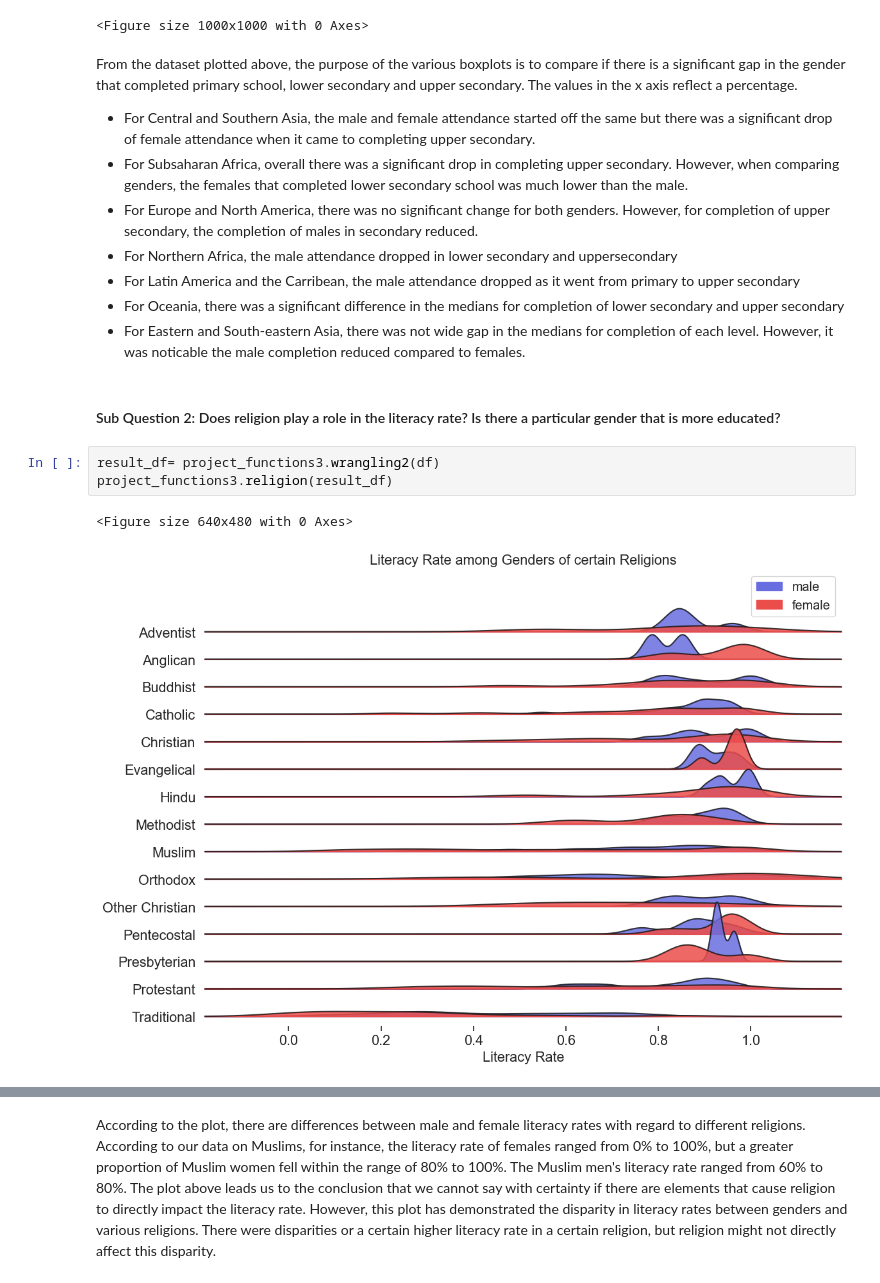
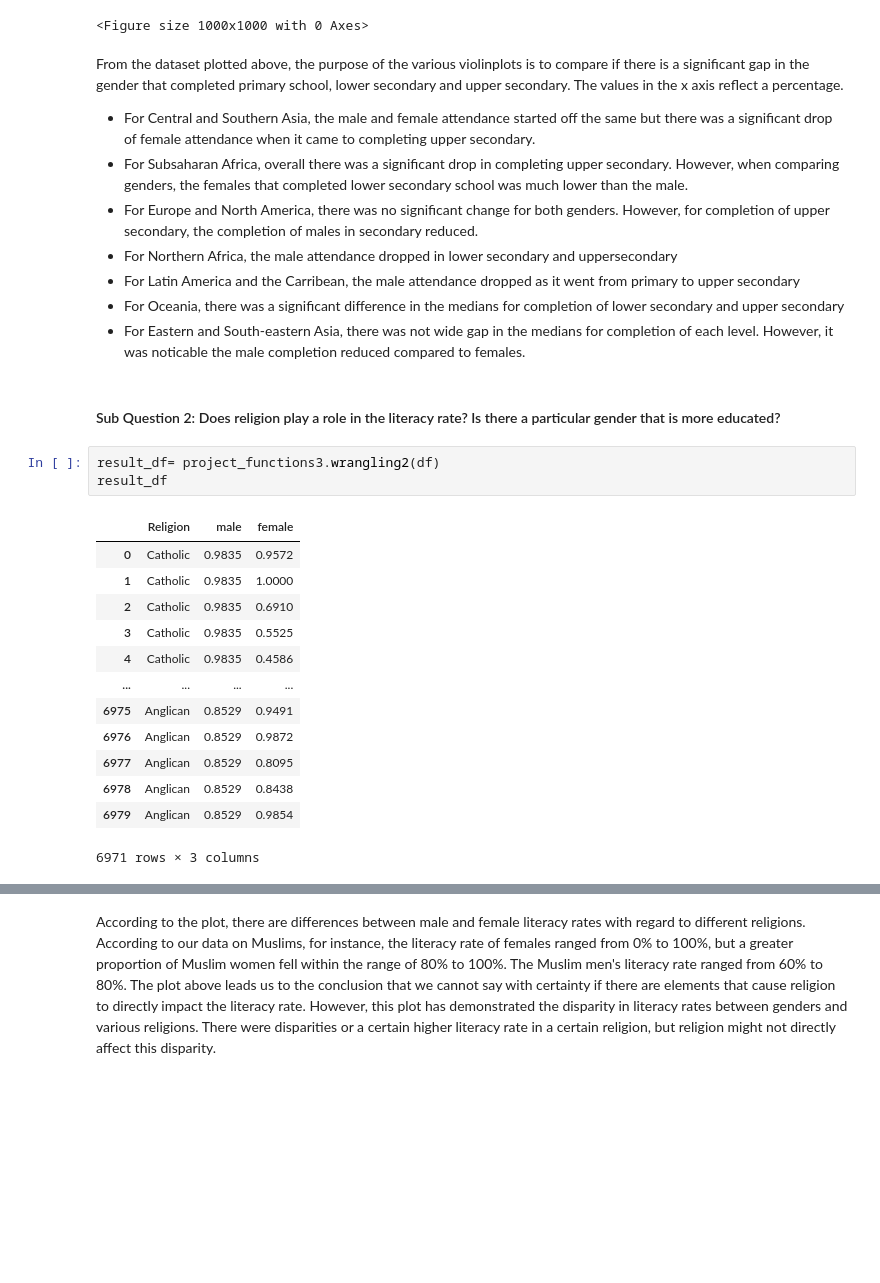
Before and after one commit to ubco-W2022T2-data301/project-group-group18, a Jupyter notebook: analysis/analysis3.ipynb, the cells around one changed output, grey strips where cells are left out. Drawn from its saved outputs; the diff is of its cells as text; blank space fills up the shorter version.

```diff
--- a/analysis/analysis3.ipynb
+++ b/analysis/analysis3.ipynb
@@ -42,7 +57,7 @@ project_functions3.region(df)
 [figure]
 <Figure size 1000x1000 with 0 Axes>
 # %% [markdown]
-From the dataset plotted above, the purpose of the various boxplots is to compare if there is a significant gap in the gender that completed primary school, lower secondary and upper secondary. The values in the x axis reflect a percentage.
+From the dataset plotted above, the purpose of the various violinplots is to compare if there is a significant gap in the gender that completed primary school, lower secondary and upper secondary. The values in the x axis reflect a percentage.
 - For Central and Southern Asia, the male and female attendance started off the same but there was a significant drop of female attendance when it came to completing upper secondary.
 - For Subsaharan Africa, overall there was a significant drop in completing upper secondary. However, when comparing genders, the females that completed lower secondary school was much lower than the male.
 - For Europe and North America, there was no significant change for both genders. However, for completion of upper secondary, the completion of males in secondary reduced.
@@ -54,7 +69,18 @@ From the dataset plotted above, the purpose of the various boxplots is to compar
 #### Sub Question 2: Does religion play a role in the literacy rate? Is there a particular gender that is more educated?
 # %%
 result_df= project_functions3.wrangling2(df)
-project_functions3.religion(result_df)
+result_df
 # %% [output]
+|  | Religion | male | female |
+| 0 | Catholic | 0.9835 | 0.9572 |
+| 1 | Catholic | 0.9835 | 1.0000 |
+| 2 | Catholic | 0.9835 | 0.6910 |
+| 3 | Catholic | 0.9835 | 0.5525 |
+| 4 | Catholic | 0.9835 | 0.4586 |
+| ... | ... | ... | ... |
+| 6975 | Anglican | 0.8529 | 0.9491 |
+| 6976 | Anglican | 0.8529 | 0.9872 |
+| 6977 | Anglican | 0.8529 | 0.8095 |
+| 6978 | Anglican | 0.8529 | 0.8438 |
+| 6979 | Anglican | 0.8529 | 0.9854 |
-<Figure size 640x480 with 0 Axes>
+6971 rows × 3 columns
-[figure, removed]
```
Also changed, not shown: parts of 8 cells of this notebook, 1 other file.
